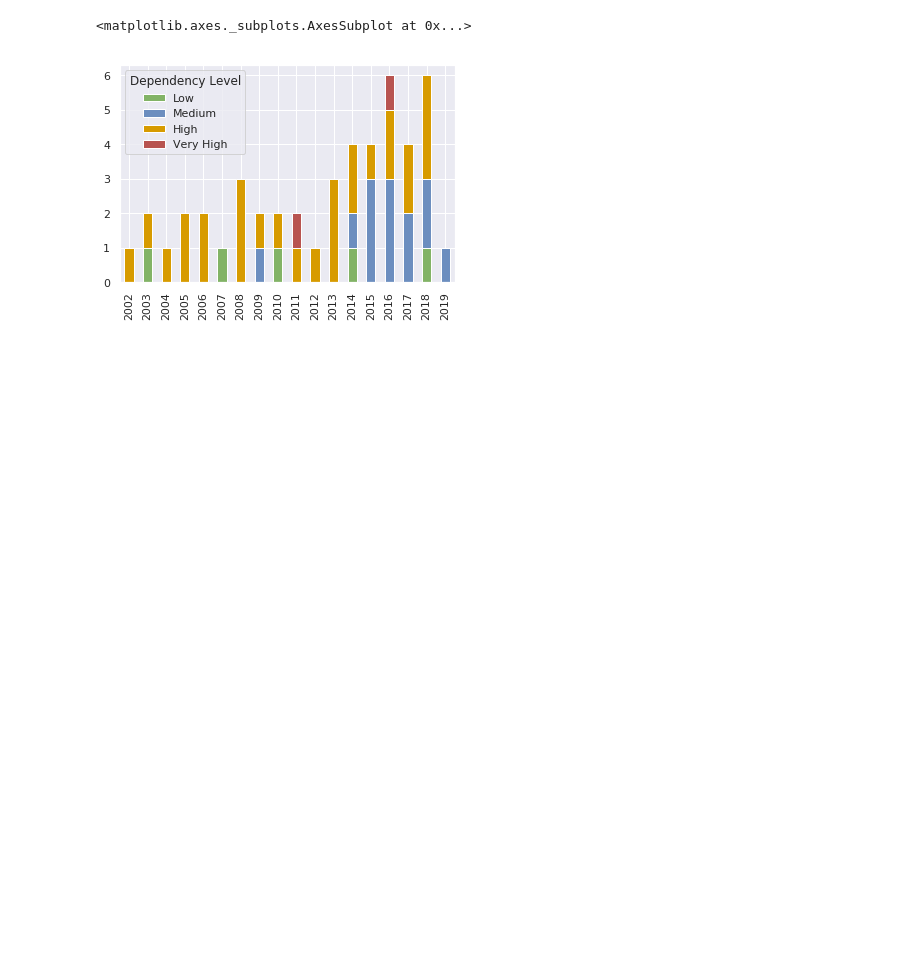
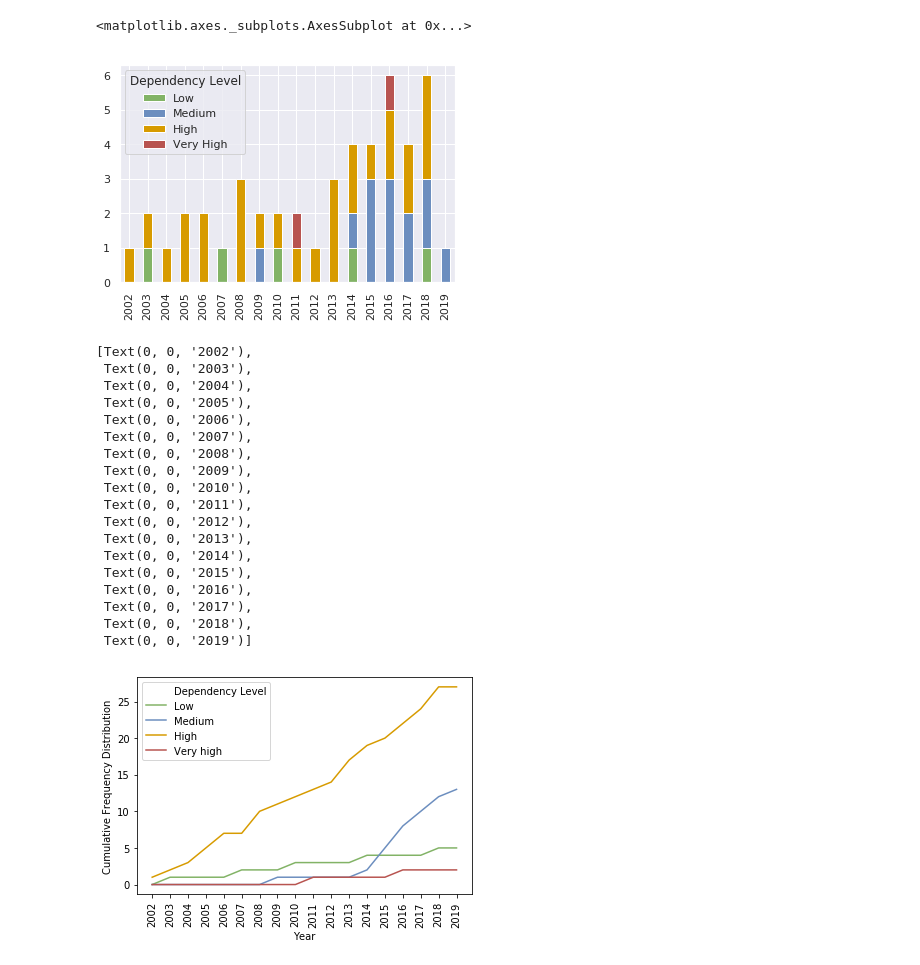
Before and after one commit to eduardogc8/simple-qc, a Jupyter notebook: plots.ipynb, the cells around one changed output. Drawn from its saved outputs; the diff is of its cells as text; code cells hidden in the pictures; blank space fills up the shorter version.

```diff
--- a/plots.ipynb
+++ b/plots.ipynb
@@ -1114,0 +1159,26 @@ df.set_index('Dependency Level').T.plot(kind='bar', stacked=True)
+# %%
+flatui = ["#82B366", "#6C8EBF", "#D79B00", "#B85450"]
+sns.set_palette(flatui)
+g = sns.lineplot(x="Year", y="Cumulative Frequency Distribution", hue="Dependency Level", data=df)
+g.set_xticklabels(labels=["2002",  "2003", "2004", "2005", "2006", "2007", "2008", "2009", "2010", "2011", "2012",
+                           "2013", "2014", "2015", "2016", "2017", "2018", "2019"], rotation=90)
+# %% [output]
+[Text(0, 0, '2002'),
+ Text(0, 0, '2003'),
+ Text(0, 0, '2004'),
+ Text(0, 0, '2005'),
+ Text(0, 0, '2006'),
+ Text(0, 0, '2007'),
+ Text(0, 0, '2008'),
+ Text(0, 0, '2009'),
+ Text(0, 0, '2010'),
+ Text(0, 0, '2011'),
+ Text(0, 0, '2012'),
+ Text(0, 0, '2013'),
+ Text(0, 0, '2014'),
+ Text(0, 0, '2015'),
+ Text(0, 0, '2016'),
+ Text(0, 0, '2017'),
+ Text(0, 0, '2018'),
+ Text(0, 0, '2019')]
+[figure, added]
```
Also changed, not shown: parts of 2 cells of this notebook, 14 other files.
